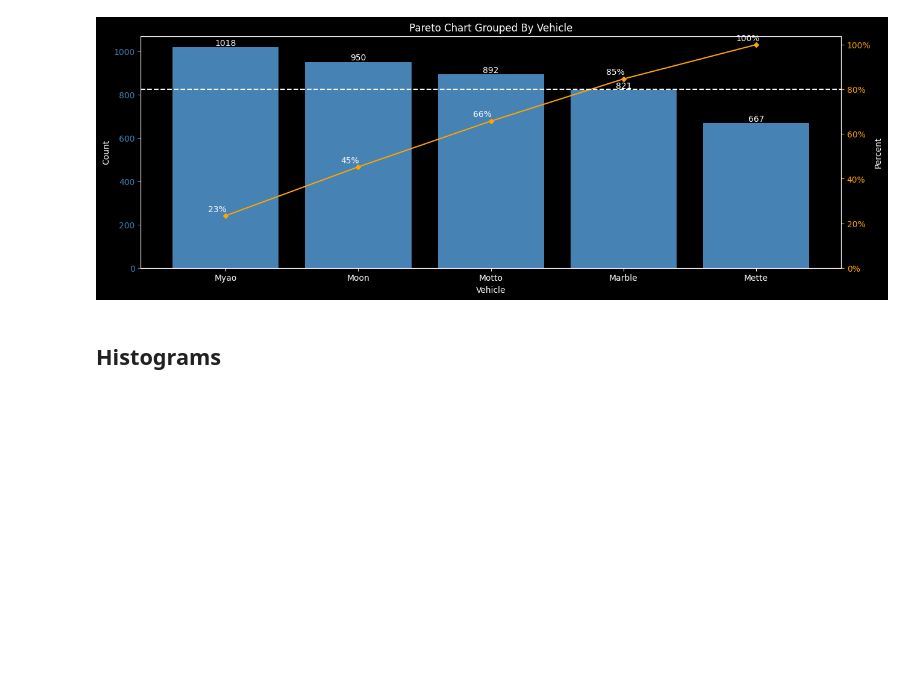
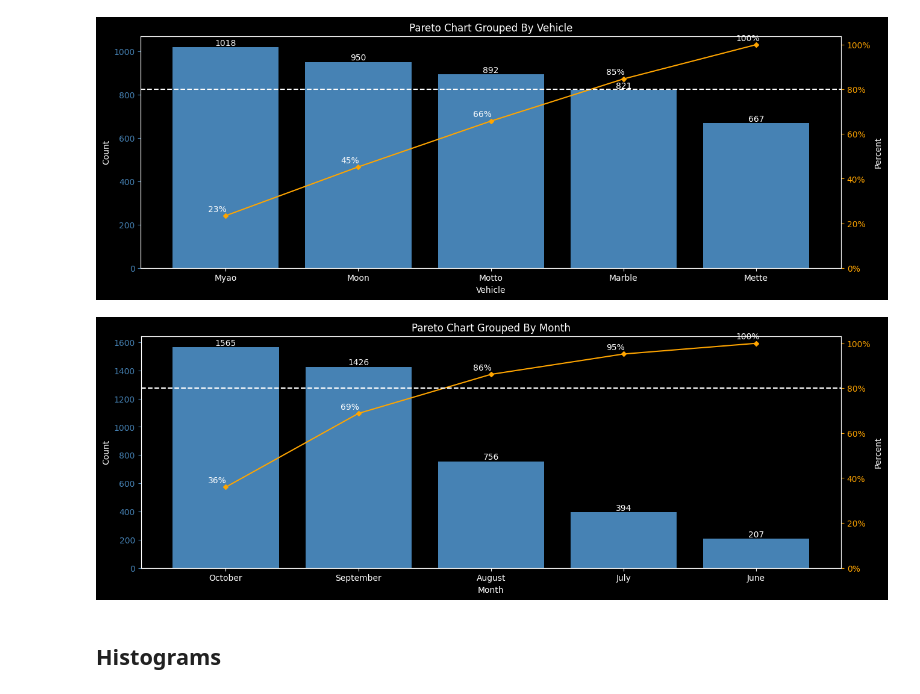
Before and after one commit to jrosilam/MayMobility_TakeHome, a Jupyter notebook: takehome_test.ipynb, the cells around one changed output. Drawn from its saved outputs; the diff is of its cells as text; code cells hidden in the pictures; blank space fills up the shorter version.

Commit message:
last stats data, figure out modeling I

```diff
--- a/takehome_test.ipynb
+++ b/takehome_test.ipynb
@@ -708,6 +723,8 @@ def group_count(df,str_query,bundle_amount=0):
         add_df = pd.DataFrame({"freq":count_other,"cumsum":100},index=['Others'])
         df_grouped = pd.concat([df_grouped[~idx_other],add_df])
 
+    # select non-empty
+    df_grouped = df_grouped[df_grouped["freq"] != 0]
     # rename index
     df_grouped.index.name = str_query
 
@@ -817,6 +834,11 @@ df_grouped_vehicle = group_count(ridership_df_clean,"vehicle")
 pareto_chart(df_grouped_vehicle)
 # %% [output]
 [figure]
+# %%
+df_grouped_vehicle = group_count(ridership_df_clean,"month")
+pareto_chart(df_grouped_vehicle)
+# %% [output]
+[figure, added]
 # %% [markdown]
 ## Histograms
 # %% [markdown]
```
Also changed, not shown: parts of 11 cells of this notebook.
